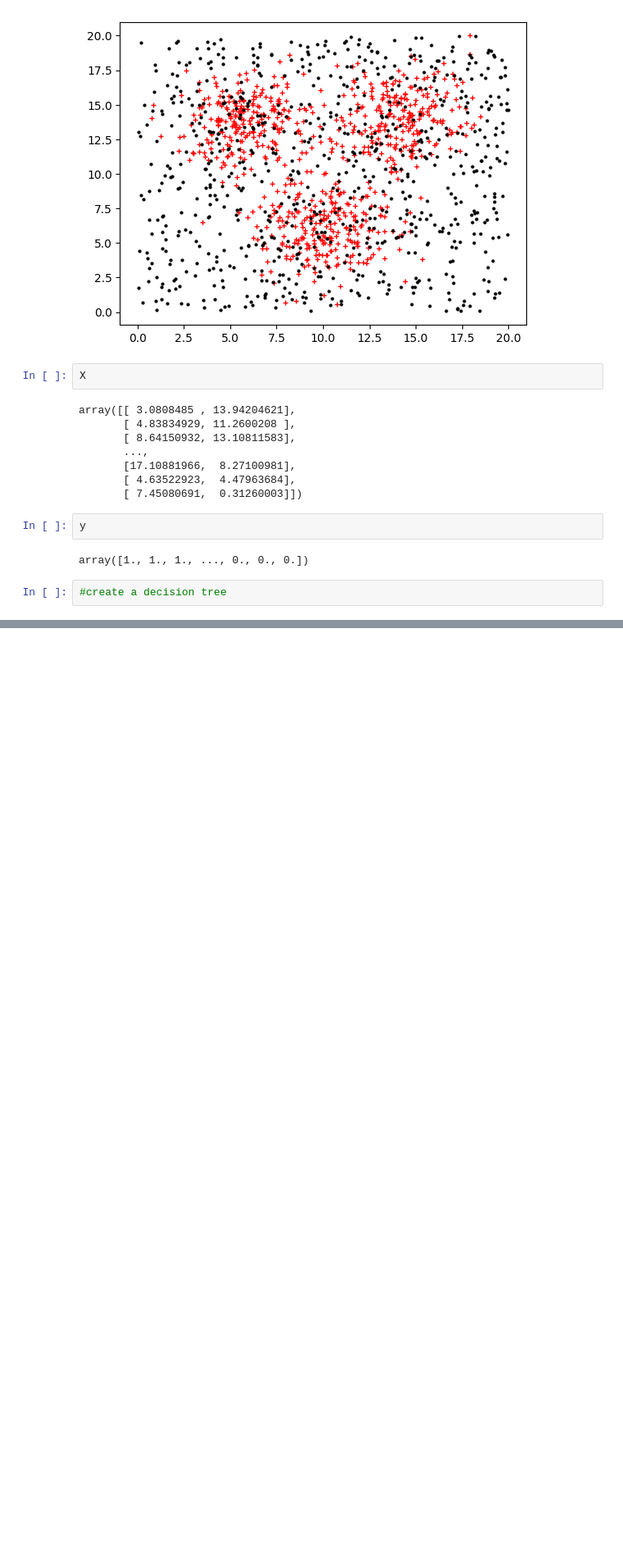
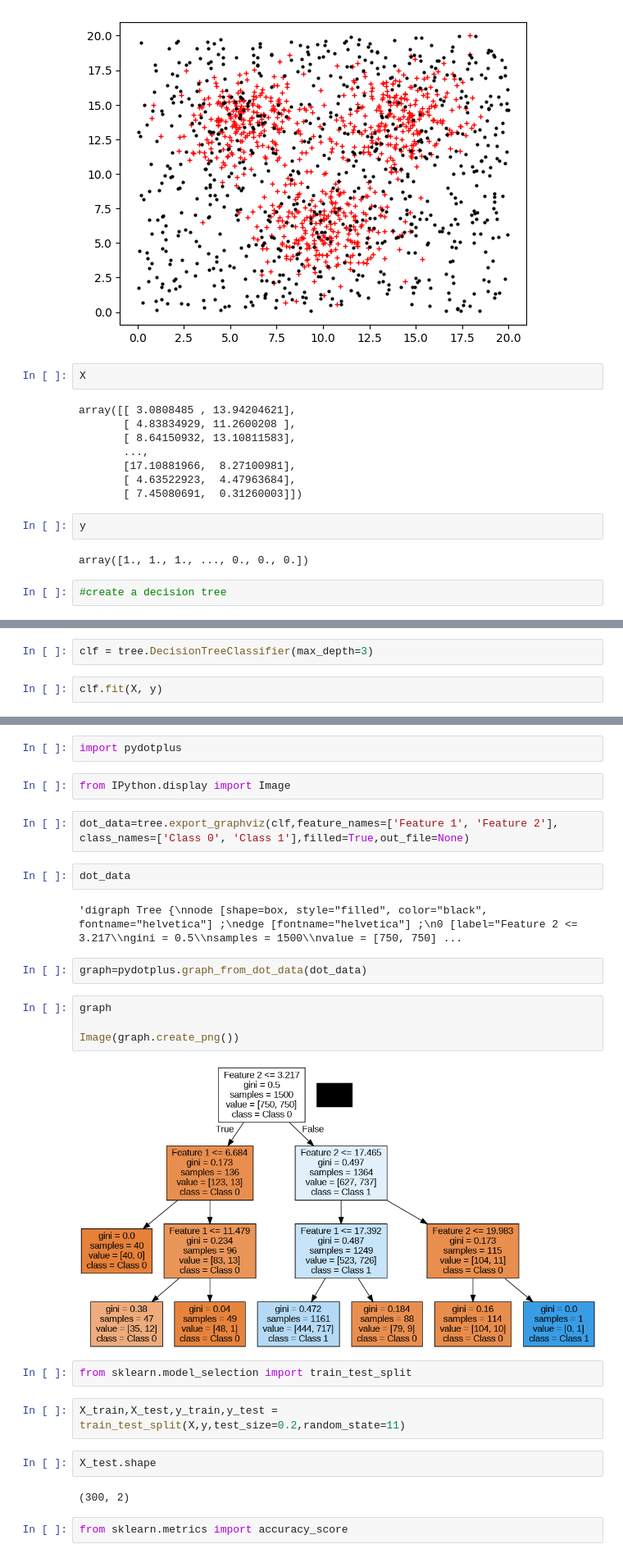
Before and after one commit to Richard-Muthomi/AppliedMachineLearning, a Jupyter notebook: Overfitting.ipynb, the cells around one changed output, grey strips where cells are left out. Shown: that part at 82% size. Drawn from its saved outputs; the diff is of its cells as text; blank space fills up the shorter version.

```diff
--- a/Overfitting.ipynb
+++ b/Overfitting.ipynb
@@ -106,0 +109,4 @@ array([1., 1., 1., ..., 0., 0., 0.])
+# %%
+clf = tree.DecisionTreeClassifier(max_depth=3)
+# %%
+clf.fit(X, y)
@@ -106,0 +119,28 @@ array([1., 1., 1., ..., 0., 0., 0.])
+# %%
+import pydotplus
+# %%
+from IPython.display import Image
+# %%
+dot_data=tree.export_graphviz(clf,feature_names=['Feature 1', 'Feature 2'], class_names=['Class 0', 'Class 1'],filled=True,out_file=None)
+# %%
+dot_data
+# %% [output]
+'digraph Tree {\nnode [shape=box, style="filled", color="black", fontname="helvetica"] ;\nedge [fontname="helvetica"] ;\n0 [label="Feature 2 <= 3.217\\ngini = 0.5\\nsamples = 1500\\nvalue = [750, 750] ...
+# %%
+graph=pydotplus.graph_from_dot_data(dot_data)
+# %%
+graph
+
+Image(graph.create_png())
+# %% [output]
+[figure, added]
+# %%
+from sklearn.model_selection import train_test_split
+# %%
+X_train,X_test,y_train,y_test = train_test_split(X,y,test_size=0.2,random_state=11)
+# %%
+X_test.shape
+# %% [output]
+(300, 2)
+# %%
+from sklearn.metrics import accuracy_score
```
Also changed, not shown: parts of 13 cells of this notebook.
